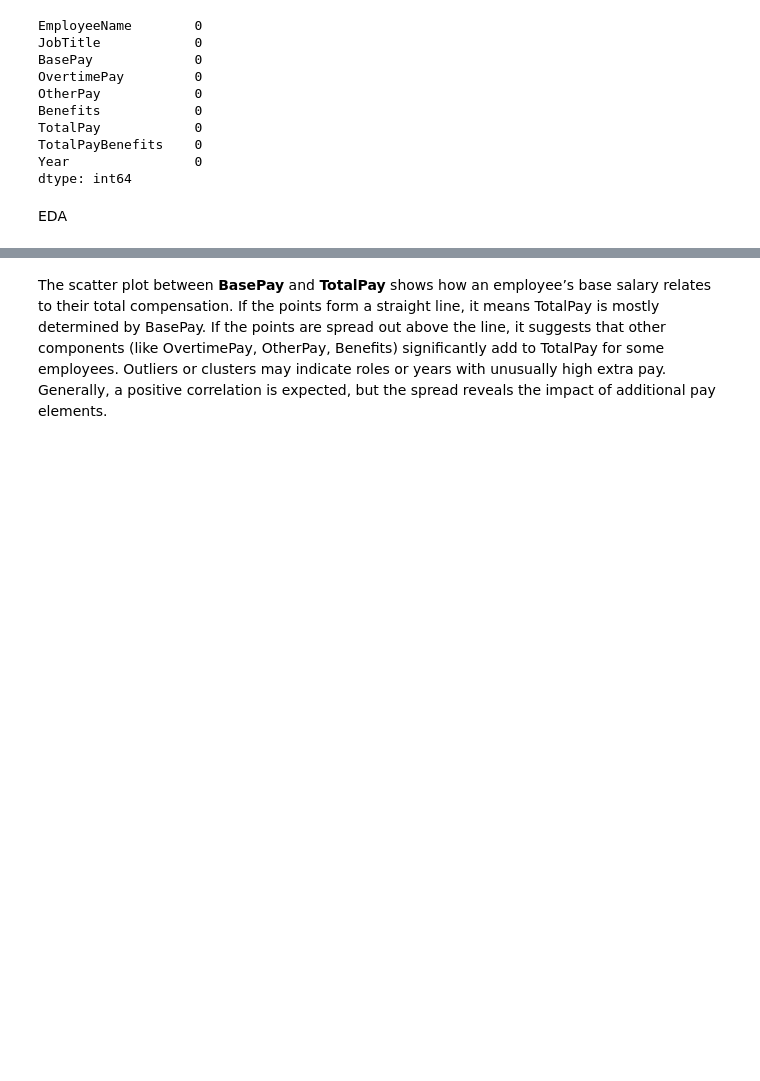
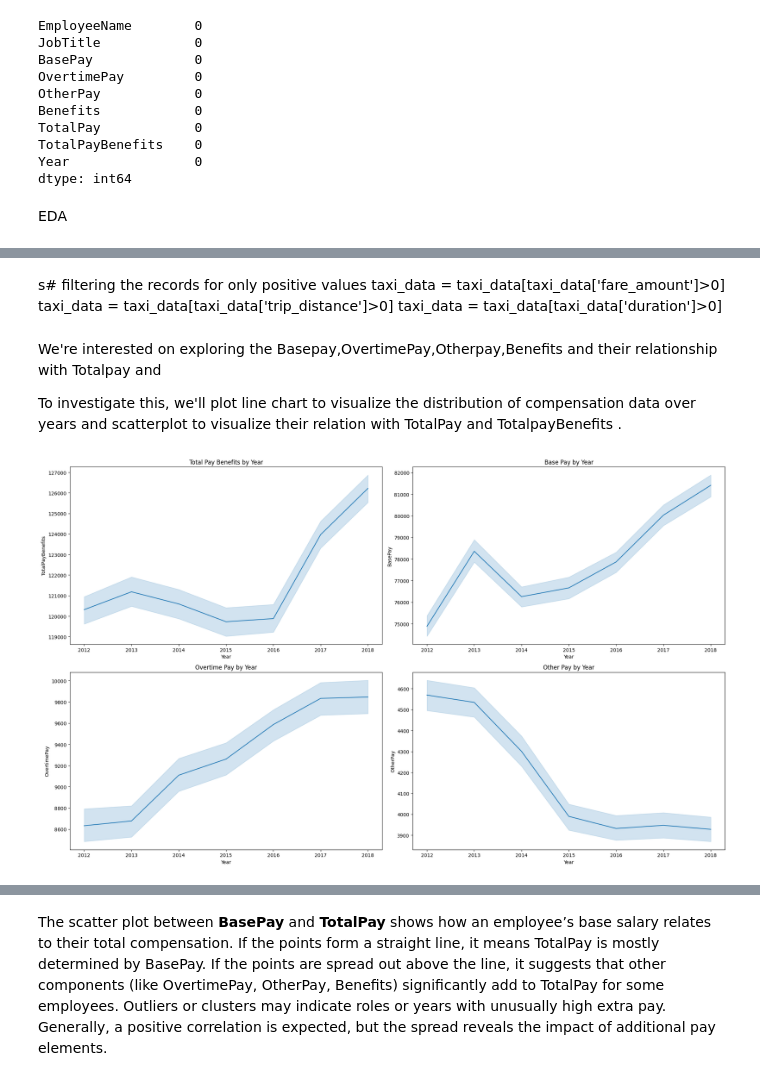
Before and after one commit to abhinavpy3/DATA-ANALYSIS----SSFE, a Jupyter notebook: SSFE.ipynb, the cells around one changed output, grey strips where cells are left out. Drawn from its saved outputs; the diff is of its cells as text; code cells hidden in the pictures; blank space fills up the shorter version.

```diff
--- a/SSFE.ipynb
+++ b/SSFE.ipynb
@@ -227,0 +211,5 @@ EACH PAY (EXCLUDING OTHERPAY ) HAS INCREASED BY THE YEAR , AND OVERALL PAY THAT
+# %% [markdown]
+s# filtering the records for only positive values
+taxi_data = taxi_data[taxi_data['fare_amount']>0]
+taxi_data = taxi_data[taxi_data['trip_distance']>0]
+taxi_data = taxi_data[taxi_data['duration']>0]
@@ -228,3 +237,26 @@ EACH PAY (EXCLUDING OTHERPAY ) HAS INCREASED BY THE YEAR , AND OVERALL PAY THAT
+# %% [markdown]
+We're interested on exploring the Basepay,OvertimePay,Otherpay,Benefits and their relationship with Totalpay and
+
+To investigate this, we'll plot line chart to visualize the distribution of compensation data over years and scatterplot to visualize their relation with TotalPay and TotalpayBenefits .
+# %%
+fig, axs = plt.subplots(2, 2, figsize=(20, 12))
+
+sns.lineplot(data=dt, x='Year', y='TotalPayBenefits', ax=axs[0, 0])
+axs[0, 0].set_title('Total Pay Benefits by Year')
+
+sns.lineplot(data=dt, x='Year', y='BasePay', ax=axs[0, 1])
+axs[0, 1].set_title('Base Pay by Year')
+
+sns.lineplot(data=dt, x='Year', y='OvertimePay', ax=axs[1, 0])
+axs[1, 0].set_title('Overtime Pay by Year')
+
+sns.lineplot(data=dt, x='Year', y='OtherPay', ax=axs[1, 1])
+axs[1, 1].set_title('Other Pay by Year')
+
+plt.tight_layout()
+plt.show()
+# %% [output]
+[figure, added]
 # %%
 #UNIQUEJOB TITLES
 unique_job_titles = dt['JobTitle'].unique()
```
Also changed, not shown: parts of 15 cells of this notebook.
